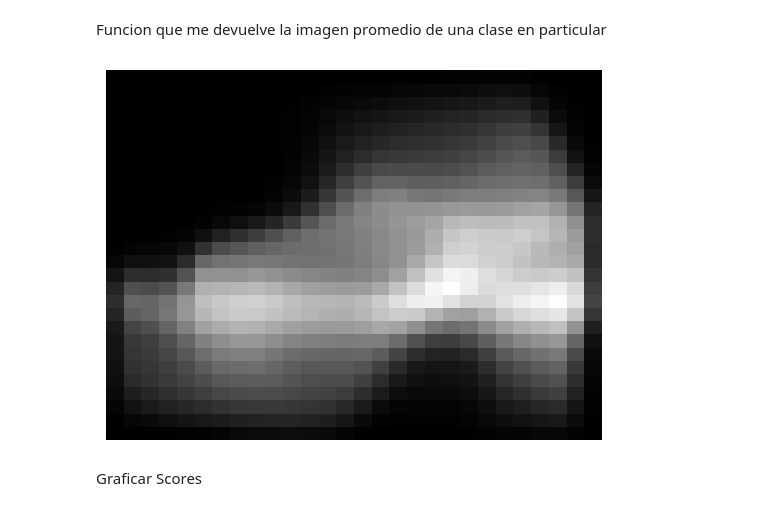
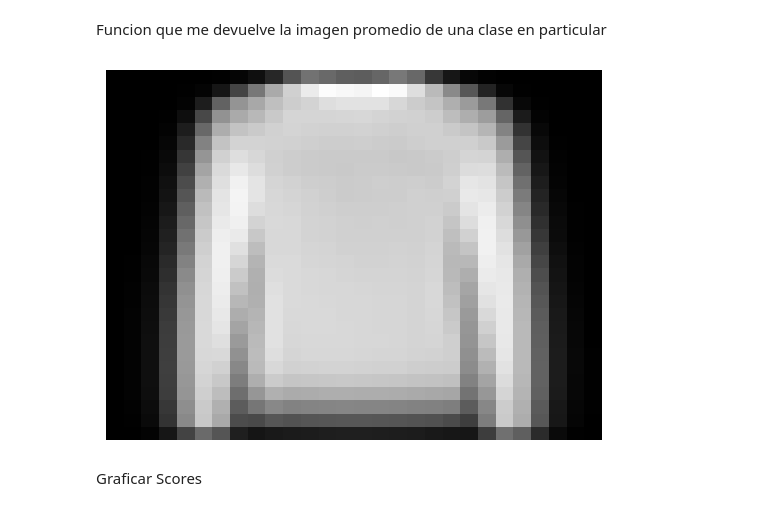
Before and after one commit to agusruss0/TP2-LDD-2C-2023, a Jupyter notebook: fashion_GLA.ipynb, the cells around one changed output. Saved outputs shown, nothing was run; the diff lists cells and outputs as text; code cells hidden in the pictures.

```diff
--- a/fashion_GLA.ipynb
+++ b/fashion_GLA.ipynb
@@ -42,14 +42,14 @@ Funcion que me devuelve la imagen promedio de una clase en particular
 # %%
 def promedioImagen(prenda:int):
     clase = df[df['label']== prenda].drop(columns='label')
     promedio_imagen = np.mean(clase.values,axis=0)
-    promedio_imagen /= len(df[df['label']  ==1])
+    promedio_imagen /= len(df[df['label']  == prenda])
     promedio_imagen = promedio_imagen.reshape(28,28)
     sns.heatmap(data=promedio_imagen, cmap='gray',cbar=False, xticklabels=[],yticklabels=[])
 
-promedioImagen(5)
+promedioImagen(2)
 # %% [output]
-[figure, old version]
+[figure, new version]
 # %% [markdown]
 Graficar Scores
 # %%
```
Also changed, not shown: parts of 8 cells of this notebook.
